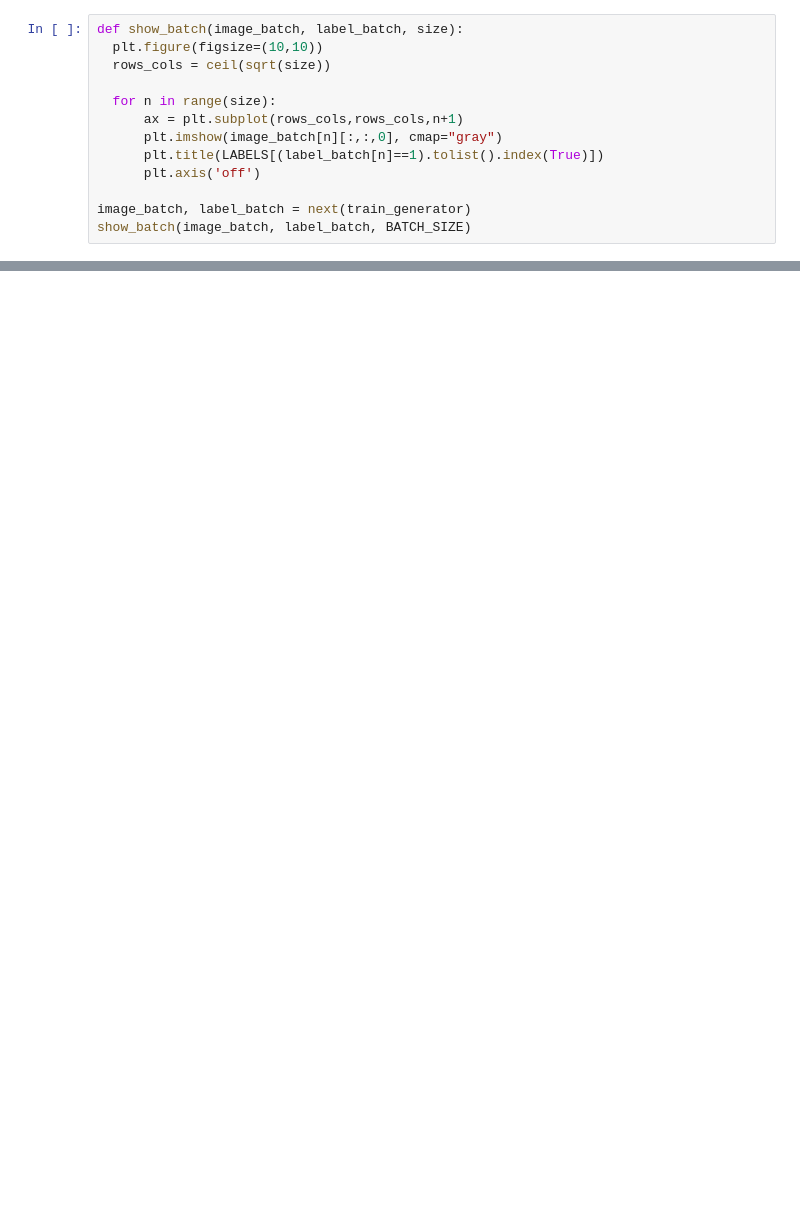
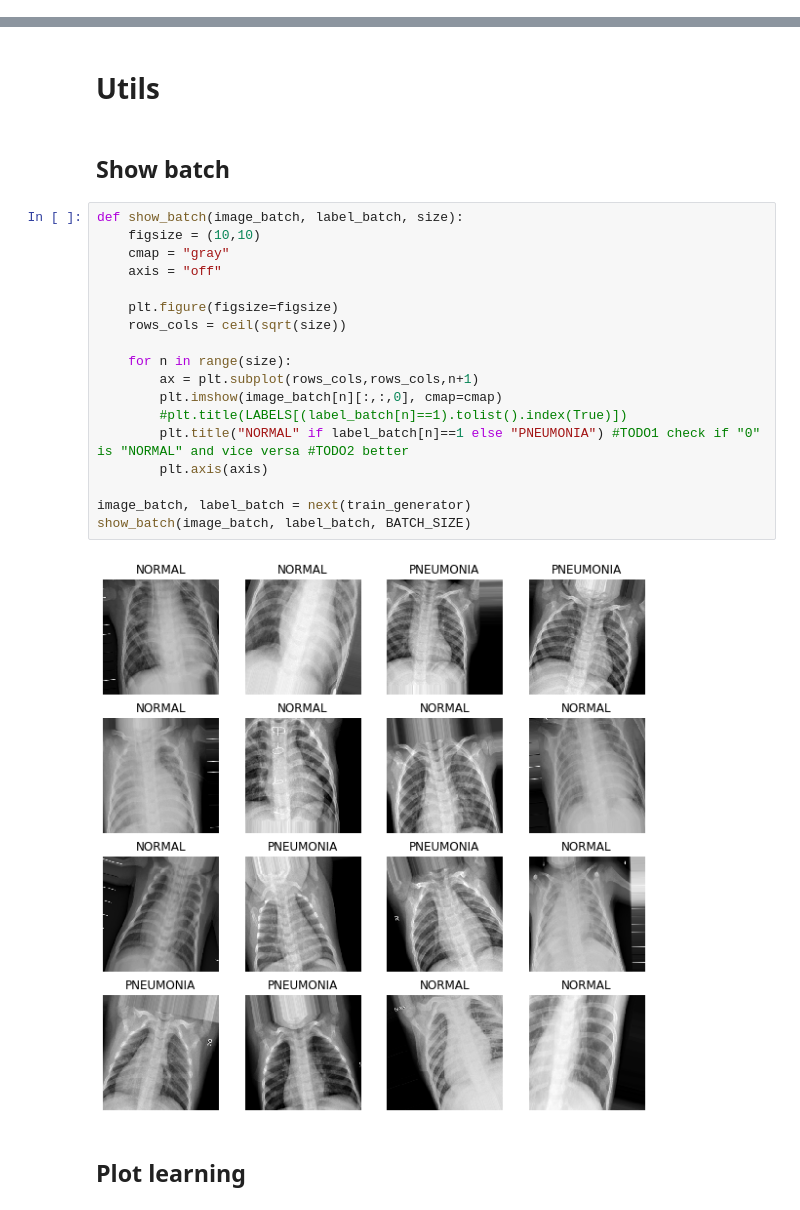
Before and after one commit to albertobagnacani/PneumoniaPrediction, a Jupyter notebook: src/notebook.ipynb, the cells around one changed output, grey strips where cells are left out. Saved outputs shown, nothing was run; the diff lists cells and outputs as text; blank space fills up the shorter version.

```diff
--- a/src/notebook.ipynb
+++ b/src/notebook.ipynb
@@ -94,13 +0,0 @@ Found 624 images belonging to 3 classes.
-# %%
-def show_batch(image_batch, label_batch, size):
-  plt.figure(figsize=(10,10))
-  rows_cols = ceil(sqrt(size))
-
-  for n in range(size):
-      ax = plt.subplot(rows_cols,rows_cols,n+1)
-      plt.imshow(image_batch[n][:,:,0], cmap="gray")
-      plt.title(LABELS[(label_batch[n]==1).tolist().index(True)])
-      plt.axis('off')
-
-image_batch, label_batch = next(train_generator)
-show_batch(image_batch, label_batch, BATCH_SIZE)
@@ -322,0 +106,26 @@ if COLAB:
+# %% [markdown]
+# Utils
+# %% [markdown]
+## Show batch
+# %%
+def show_batch(image_batch, label_batch, size):
+    figsize = (10,10)
+    cmap = "gray"
+    axis = "off"
+
+    plt.figure(figsize=figsize)
+    rows_cols = ceil(sqrt(size))
+
+    for n in range(size):
+        ax = plt.subplot(rows_cols,rows_cols,n+1)
+        plt.imshow(image_batch[n][:,:,0], cmap=cmap)
+        #plt.title(LABELS[(label_batch[n]==1).tolist().index(True)])
+        plt.title("NORMAL" if label_batch[n]==1 else "PNEUMONIA") #TODO1 check if "0" is "NORMAL" and vice versa #TODO2 better
+        plt.axis(axis)
+
+image_batch, label_batch = next(train_generator)
+show_batch(image_batch, label_batch, BATCH_SIZE)
+# %% [output]
+[figure, added]
+# %% [markdown]
+## Plot learning
```
Also changed, not shown: parts of 34 cells of this notebook, 1 other file.
